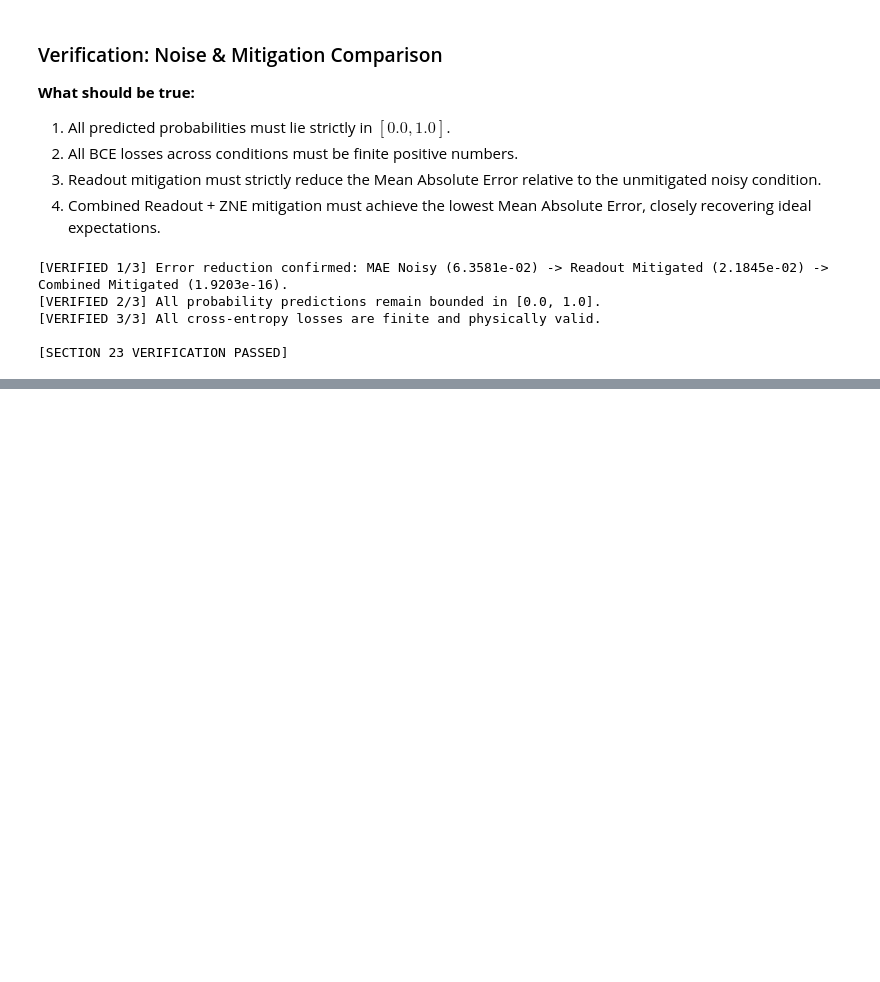
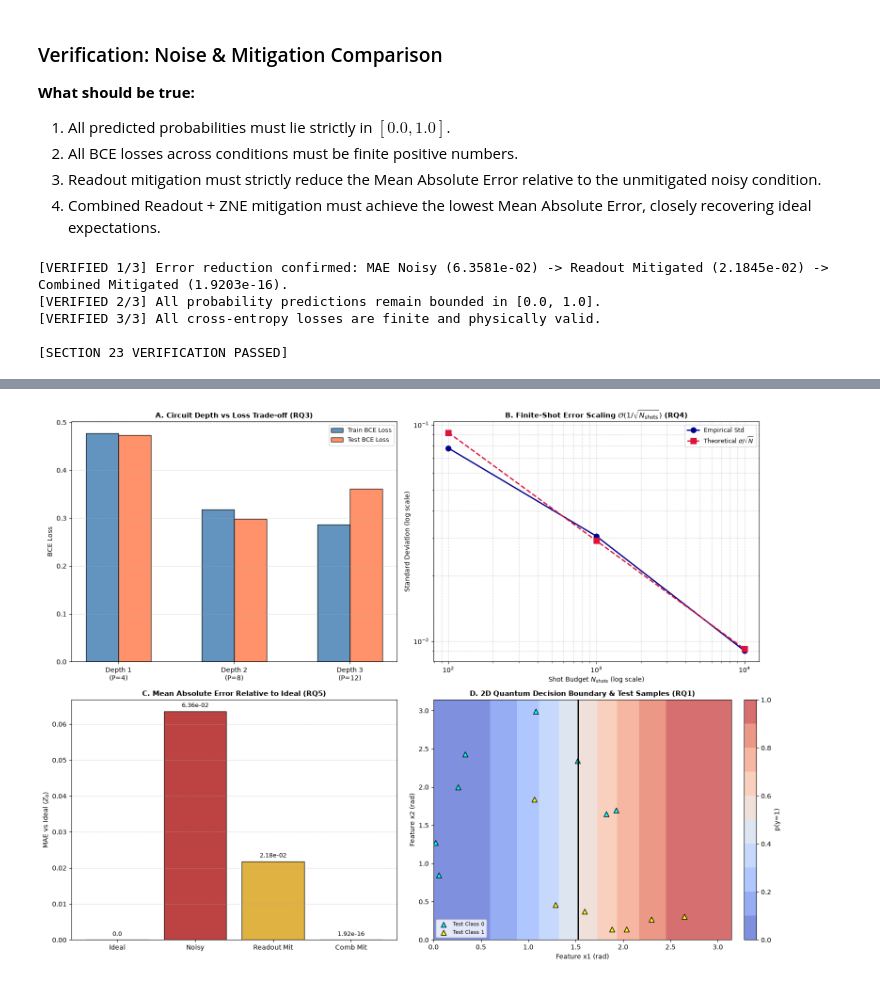
Before and after one commit to SolyanaZewdie/VQC_Implementation, a Jupyter notebook: VQC_Complete_2Qubit_Experiment.ipynb, the cells around one changed output, grey strips where cells are left out. Drawn from its saved outputs; the diff is of its cells as text; code cells hidden in the pictures; blank space fills up the shorter version.

Commit message:
feat: implement and verify Sections 24-26 (Synthesis, Conclusions, References & Audit)

```diff
--- a/VQC_Complete_2Qubit_Experiment.ipynb
+++ b/VQC_Complete_2Qubit_Experiment.ipynb
@@ -4301,0 +4382,78 @@ print("\n[SECTION 23 VERIFICATION PASSED]")
+# %%
+# ---------------------------------------------------------------------------
+# Section 24 Implementation: Master Synthesis Visualizations & Tables
+# ---------------------------------------------------------------------------
+
+print("=" * 96)
+print("MASTER EXPERIMENTAL SYNTHESIS: SUMMARY TABLES")
+print("=" * 96)
+
+print("\n--- 1. Baseline Experiment (Section 17) ---")
+print(df_baseline_summary.to_string(index=False))
+
+print("\n--- 2. Circuit Depth Study (Section 19) ---")
+print(df_depth_summary.to_string(index=False))
+
+print("\n--- 3. Finite-Shot Measurement Scaling (Section 20) ---")
+print(df_budget_summary.to_string(index=False))
+
+print("\n--- 4. Noise & Error Mitigation Test Benchmark (Section 23) ---")
+print(df_comp.to_string(index=False))
+print("=" * 96)
+
+# Master 2x2 Visualization
+fig, axes = plt.subplots(2, 2, figsize=(16, 12))
+
+# Panel A: Depth vs Performance
+depth_labels = [f"Depth {d}\n(P={4*d})" for d in depths_to_study]
+d_train_losses = [depth_study_results[d]['train_loss'] for d in depths_to_study]
+d_test_losses = [depth_study_results[d]['test_loss'] for d in depths_to_study]
+d_test_accs = [depth_study_results[d]['test_acc'] * 100 for d in depths_to_study]
+
+x_d = np.arange(len(depths_to_study))
+w = 0.28
+axes[0, 0].bar(x_d - w/2, d_train_losses, w, label='Train BCE Loss', color='steelblue', edgecolor='k', alpha=0.85)
+axes[0, 0].bar(x_d + w/2, d_test_losses, w, label='Test BCE Loss', color='coral', edgecolor='k', alpha=0.85)
+axes[0, 0].set_title("A. Circuit Depth vs Loss Trade-off (RQ3)", fontsize=11, fontweight='bold')
+axes[0, 0].set_xticks(x_d)
+axes[0, 0].set_xticklabels(depth_labels)
+axes[0, 0].set_ylabel("BCE Loss", fontsize=10)
+axes[0, 0].grid(True, linestyle='--', alpha=0.5, axis='y')
+axes[0, 0].legend(fontsize=9)
+
+# Panel B: Shot Noise Scaling
+axes[0, 1].loglog(shot_budgets, emp_stds, 'o-', color='darkblue', lw=2, markersize=8, label='Empirical Std')
+axes[0, 1].loglog(shot_budgets, theory_stds, 's--', color='crimson', lw=2, markersize=8, label=r'Theoretical $\sigma / \sqrt{N}$')
+axes[0, 1].set_title(r"B. Finite-Shot Error Scaling $\mathcal{O}(1/\sqrt{N_{\rm shots}})$ (RQ4)", fontsize=11, fontweight='bold')
+axes[0, 1].set_xlabel(r"Shot Budget $N_{\rm shots}$ (log scale)", fontsize=10)
+axes[0, 1].set_ylabel("Standard Deviation (log scale)", fontsize=10)
+axes[0, 1].grid(True, which="both", linestyle='--', alpha=0.5)
+axes[0, 1].legend(fontsize=9)
+
+# Panel C: Error Mitigation Comparison
+cond_short = ['Ideal', 'Noisy', 'Readout Mit', 'Comb Mit']
+maes_val = [float(r['MAE vs Ideal <Z>']) for r in comparison_rows]
+axes[1, 0].bar(cond_short, maes_val, color=['forestgreen', 'firebrick', 'goldenrod', 'royalblue'], edgecolor='k', alpha=0.85)
+axes[1, 0].set_title("C. Mean Absolute Error Relative to Ideal (RQ5)", fontsize=11, fontweight='bold')
+axes[1, 0].set_ylabel(r"MAE vs Ideal $\langle Z_0 \rangle$", fontsize=10)
+axes[1, 0].grid(True, linestyle='--', alpha=0.5, axis='y')
+for idx, v in enumerate(maes_val):
+    axes[1, 0].annotate(f"{v:.2e}" if v > 0 else "0.0", xy=(idx, v),
+                        xytext=(0, 4), textcoords="offset points", ha='center', va='bottom', fontsize=9)
+
+# Panel D: 2D Quantum Decision Boundary
+contour_d = axes[1, 1].contourf(X1_mesh, X2_mesh, Z_mesh, levels=np.linspace(0, 1, 11), cmap='coolwarm', alpha=0.7)
+plt.colorbar(contour_d, ax=axes[1, 1], fraction=0.046, pad=0.04, label="p(y=1)")
+axes[1, 1].contour(X1_mesh, X2_mesh, Z_mesh, levels=[0.5], colors='black', linewidths=2)
+axes[1, 1].scatter(X_test[y_test == 0, 0], X_test[y_test == 0, 1], color='cyan', edgecolors='k', marker='^', s=60, label='Test Class 0')
+axes[1, 1].scatter(X_test[y_test == 1, 0], X_test[y_test == 1, 1], color='yellow', edgecolors='k', marker='^', s=60, label='Test Class 1')
+axes[1, 1].set_title("D. 2D Quantum Decision Boundary & Test Samples (RQ1)", fontsize=11, fontweight='bold')
+axes[1, 1].set_xlabel("Feature x1 (rad)", fontsize=10)
+axes[1, 1].set_ylabel("Feature x2 (rad)", fontsize=10)
+axes[1, 1].set_xlim(0, np.pi)
+axes[1, 1].set_ylim(0, np.pi)
+axes[1, 1].legend(loc='lower left', fontsize=8)
+
+plt.tight_layout()
+plt.show()
+# %% [output]
@@ -4301,0 +4477 @@ print("\n[SECTION 23 VERIFICATION PASSED]")
+[figure, added]
```
Also changed, not shown: parts of 9 cells of this notebook.
